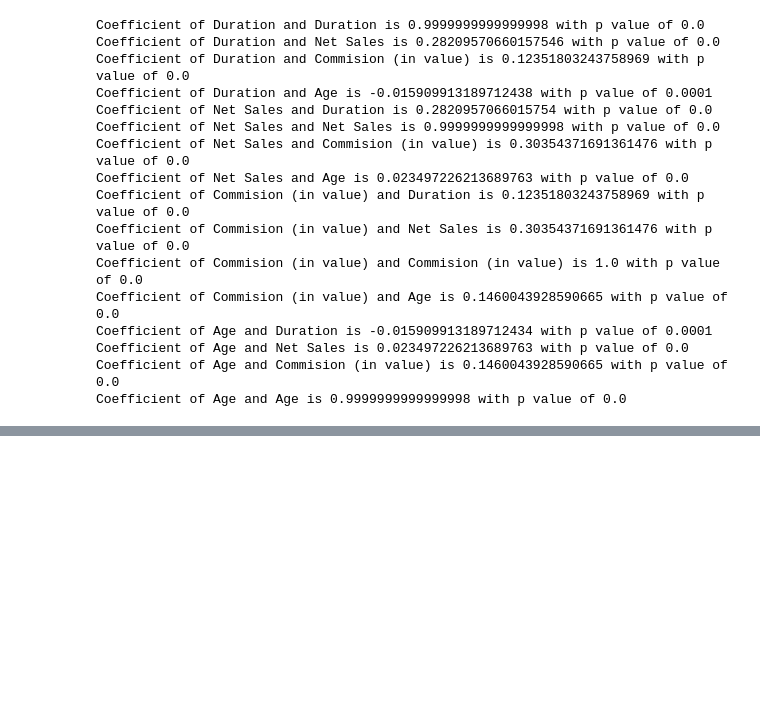
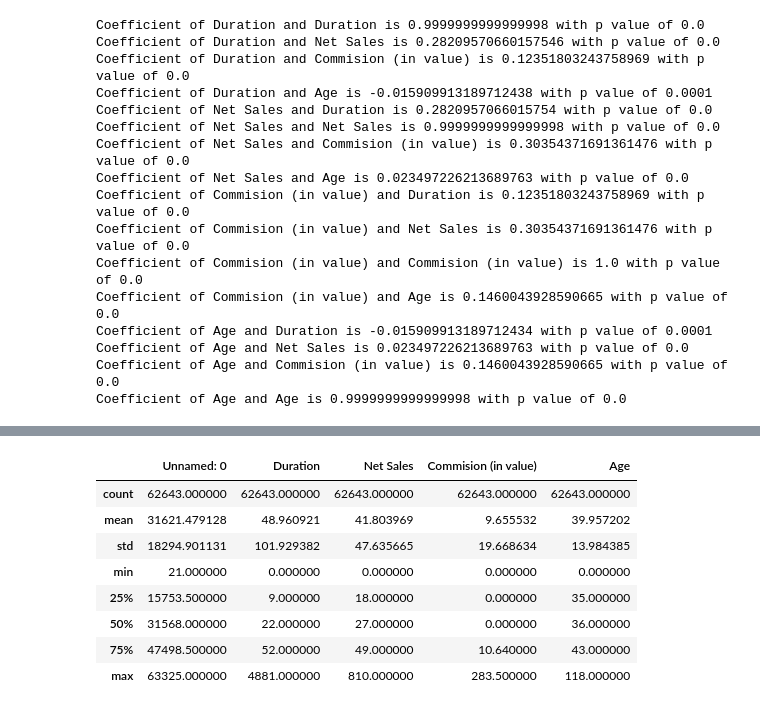
Before and after one commit to jkjk807/TeamTehc-masa, a Jupyter notebook: MASA_statistical.ipynb, the cells around one changed output, grey strips where cells are left out. Saved outputs shown, nothing was run; the diff lists cells and outputs as text; code cells hidden in the pictures; blank space fills up the shorter version.

```diff
--- a/MASA_statistical.ipynb
+++ b/MASA_statistical.ipynb
@@ -109,0 +180,12 @@ Coefficient of Age and Age is 0.9999999999999998 with p value of 0.0
+# %%
+df.describe()
+# %% [output]
+|  | Unnamed: 0 | Duration | Net Sales | Commision (in value) | Age |
+| count | 62643.000000 | 62643.000000 | 62643.000000 | 62643.000000 | 62643.000000 |
+| mean | 31621.479128 | 48.960921 | 41.803969 | 9.655532 | 39.957202 |
+| std | 18294.901131 | 101.929382 | 47.635665 | 19.668634 | 13.984385 |
+| min | 21.000000 | 0.000000 | 0.000000 | 0.000000 | 0.000000 |
+| 25% | 15753.500000 | 9.000000 | 18.000000 | 0.000000 | 35.000000 |
+| 50% | 31568.000000 | 22.000000 | 27.000000 | 0.000000 | 36.000000 |
+| 75% | 47498.500000 | 52.000000 | 49.000000 | 10.640000 | 43.000000 |
+| max | 63325.000000 | 4881.000000 | 810.000000 | 283.500000 | 118.000000 |
```
Also changed, not shown: parts of 15 cells of this notebook.
